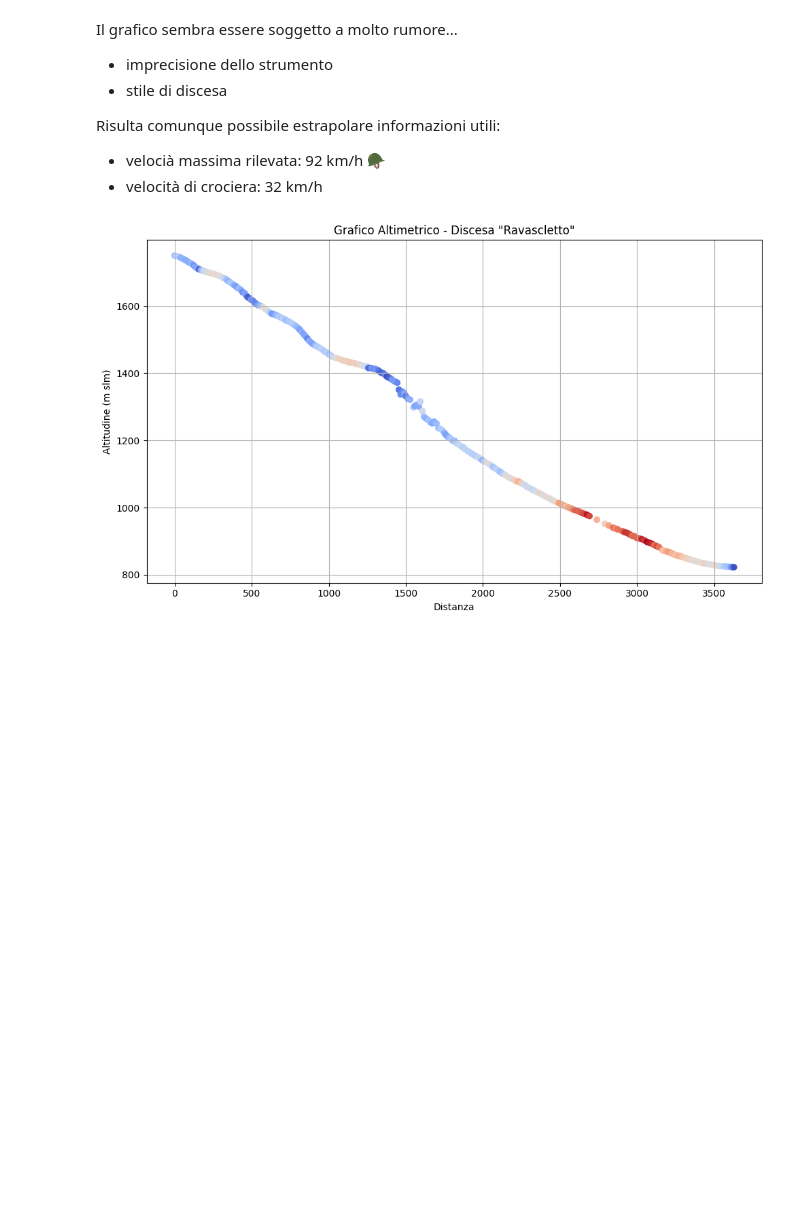
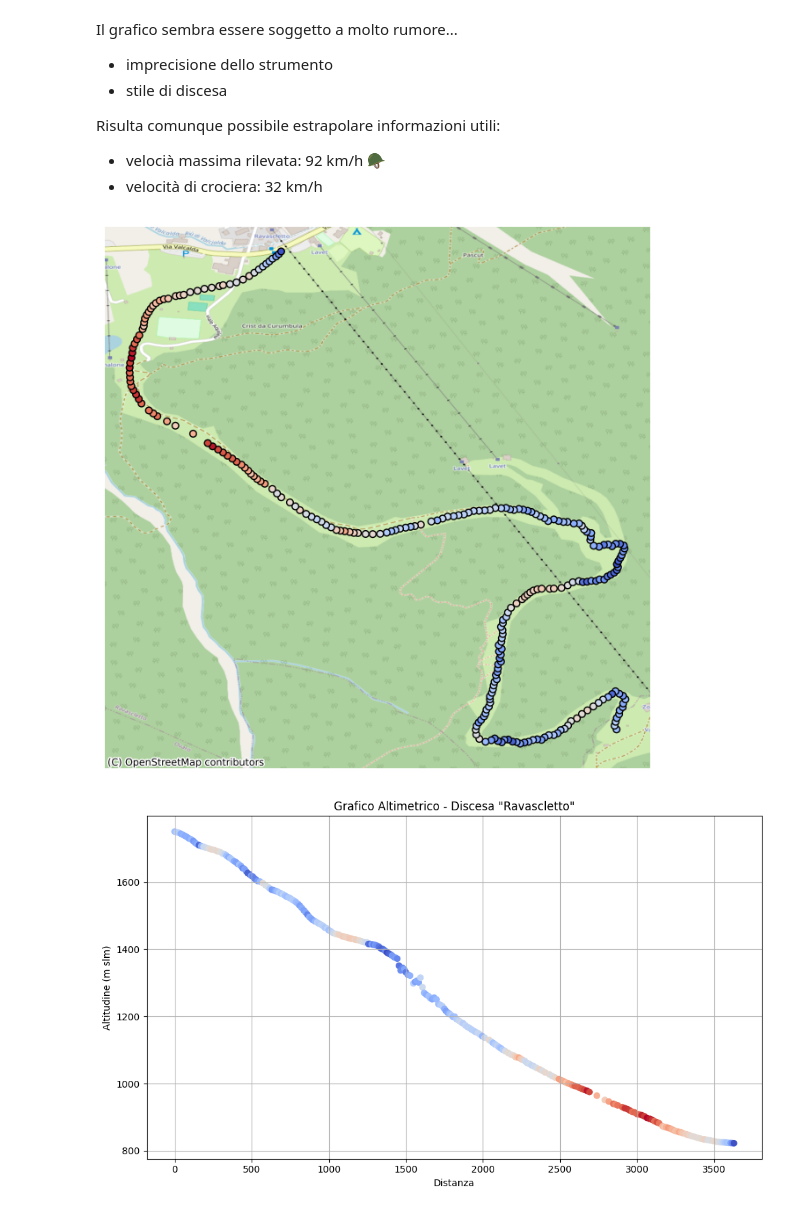
Before and after one commit to thomasmassarutto/DataSlopes, a Jupyter notebook: DataSlopes.ipynb, the cells around one changed output. Drawn from its saved outputs; the diff is of its cells as text; code cells hidden in the pictures; blank space fills up the shorter version.

```diff
--- a/DataSlopes.ipynb
+++ b/DataSlopes.ipynb
@@ -647 +666,18 @@ Risulta comunque possibile estrapolare informazioni utili:
+# %%
+fig, ax = plt.subplots(figsize=(8, 8))
+
+## oggetto scatter
+ax.scatter(gdf1_discesa_9.geometry.x, gdf1_discesa_9.geometry.y,
+                     c=gdf1_discesa_9['velocita'],
+                     cmap='coolwarm',
+                     s=30, edgecolors='black',
+                     alpha=1)
+
+ctx.add_basemap(ax, source=ctx.providers.OpenStreetMap.Mapnik)
+
+ax.set_axis_off()
+
+plt.show()
+# %% [output]
+[figure, added]
 # %%
```
Also changed, not shown: parts of 11 cells of this notebook, 1 other file.
